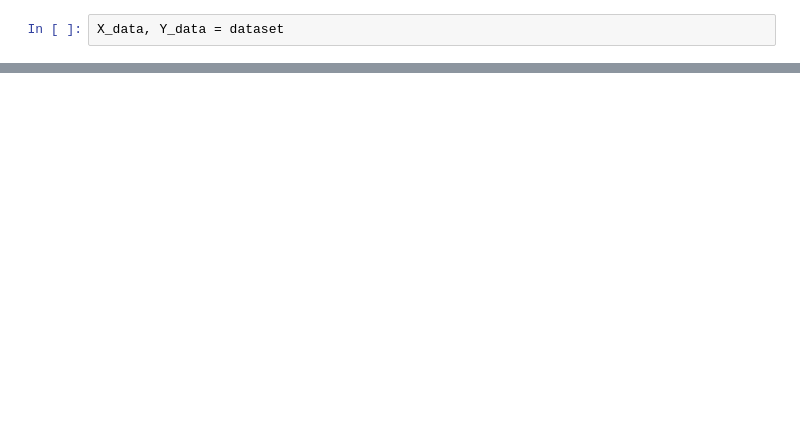
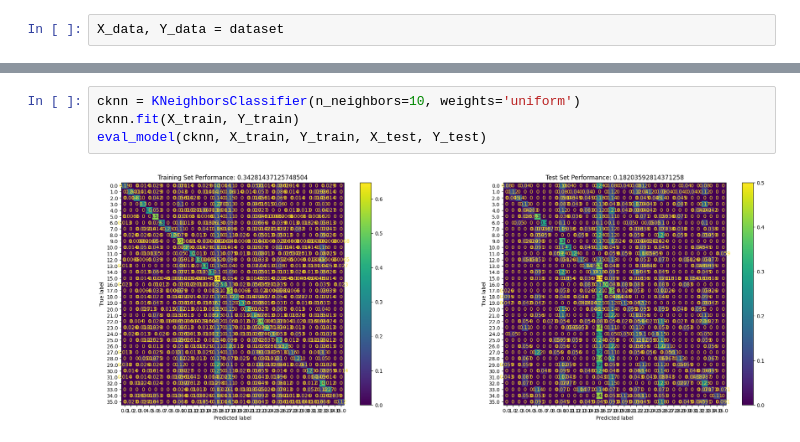
Before and after one commit to Lion0416/kamen-rider-image-classification, a Jupyter notebook: data prepossessing(kamen rider).ipynb, the cells around one changed output, grey strips where cells are left out. Drawn from its saved outputs; the diff is of its cells as text; blank space fills up the shorter version.

```diff
--- a/data prepossessing(kamen rider).ipynb
+++ b/data prepossessing(kamen rider).ipynb
@@ -159,0 +214,6 @@ print(f"Test data shape: {X_test.shape}, Test labels shape: {Y_test.shape}")
+# %%
+cknn = KNeighborsClassifier(n_neighbors=10, weights='uniform')
+cknn.fit(X_train, Y_train)
+eval_model(cknn, X_train, Y_train, X_test, Y_test)
+# %% [output]
+[figure, added]
```
Also changed, not shown: parts of 33 cells of this notebook.
